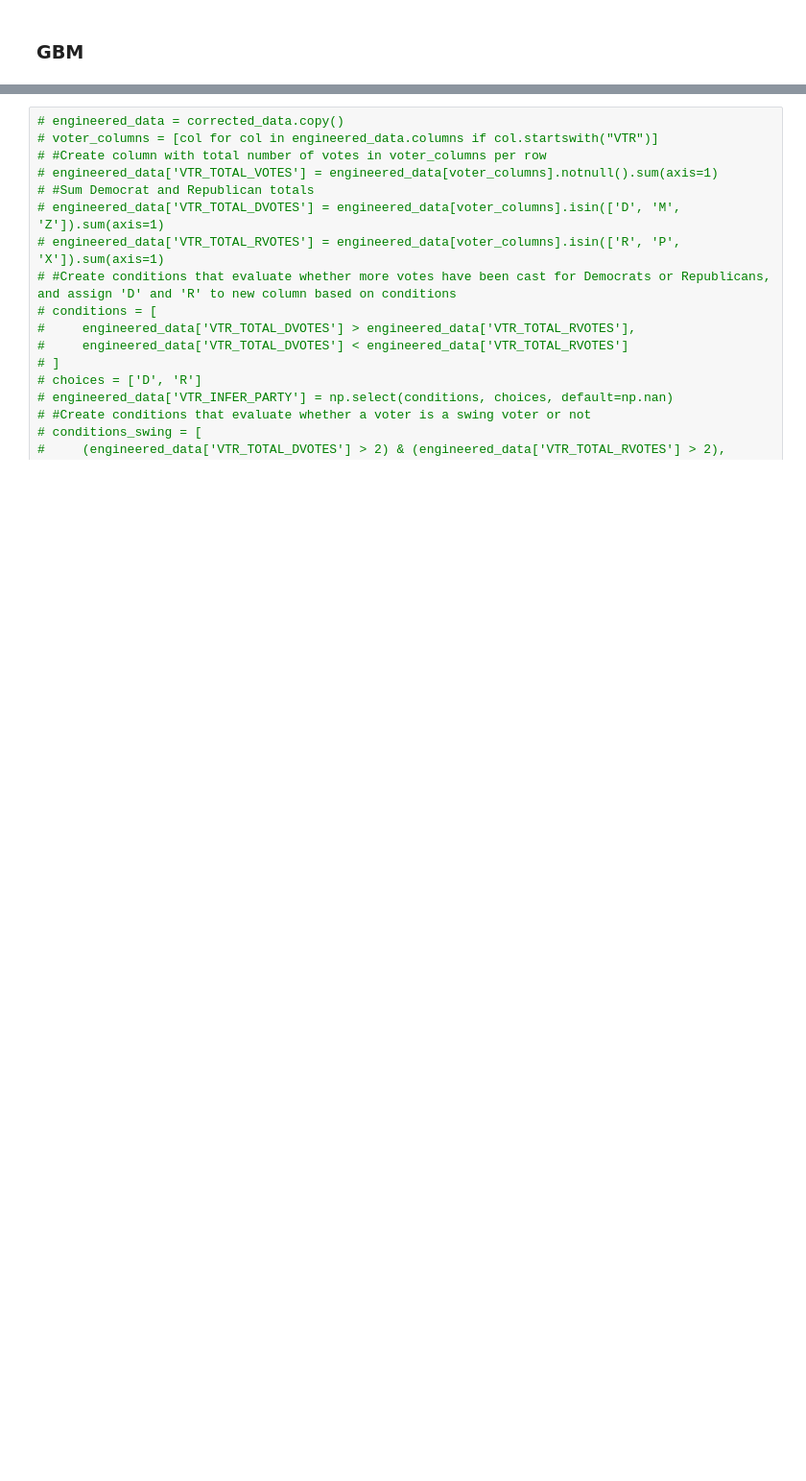
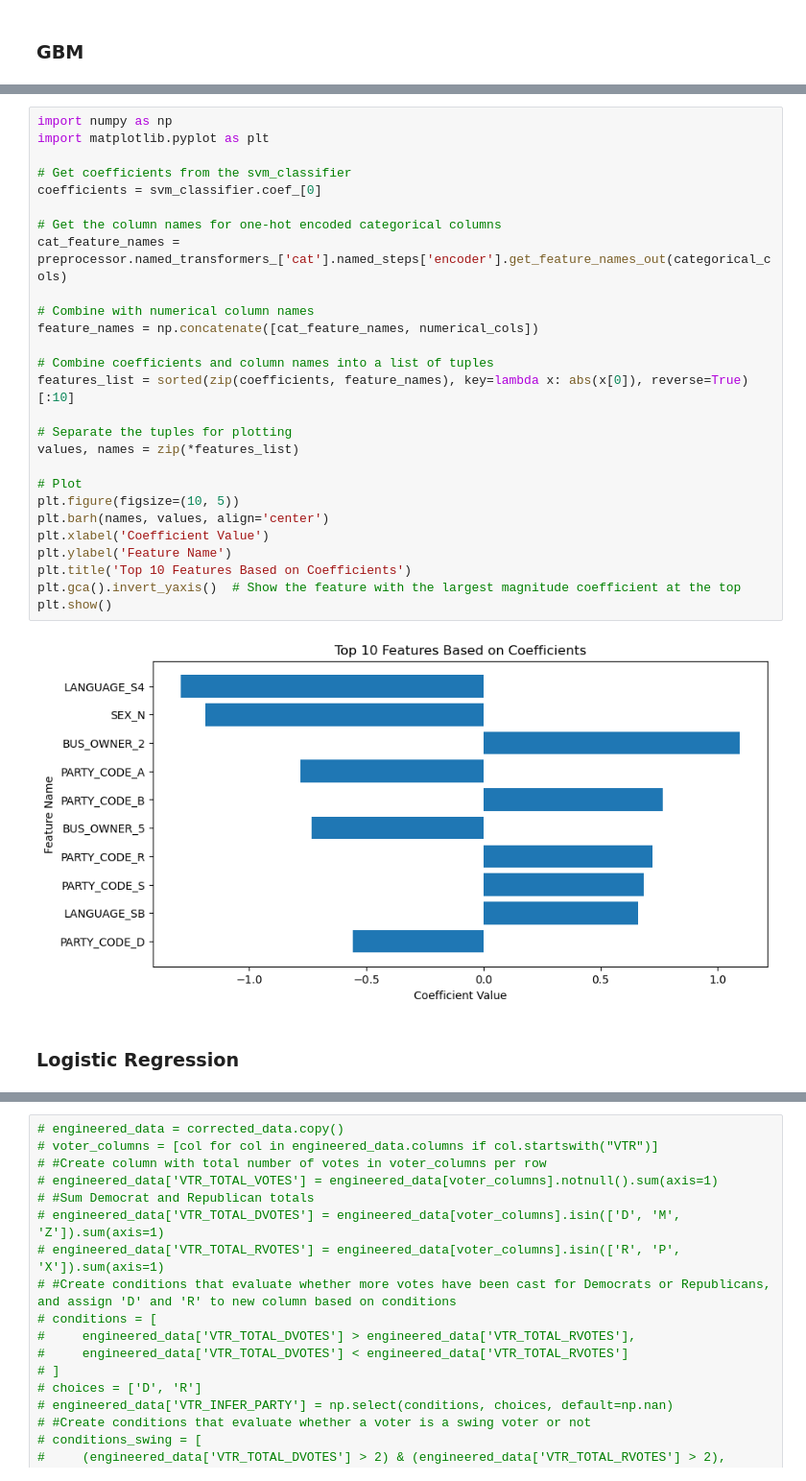
Before and after one commit to parkermoe/milestone2_MADS, a Jupyter notebook: Modeling_party_preference_Riley.ipynb, the cells around one changed output, grey strips where cells are left out. Shown at 96% size. Cells and saved outputs as stored; diff of their text form; blank space fills up the shorter version.

```diff
--- a/Modeling_party_preference_Riley.ipynb
+++ b/Modeling_party_preference_Riley.ipynb
@@ -954,0 +1457,31 @@ Accuracy for 986 voters whose party could not be inferred from 2016-22 voter dat
+# %%
+import numpy as np
+import matplotlib.pyplot as plt
+
+# Get coefficients from the svm_classifier
+coefficients = svm_classifier.coef_[0]
+
+# Get the column names for one-hot encoded categorical columns
+cat_feature_names = preprocessor.named_transformers_['cat'].named_steps['encoder'].get_feature_names_out(categorical_cols)
+
+# Combine with numerical column names
+feature_names = np.concatenate([cat_feature_names, numerical_cols])
+
+# Combine coefficients and column names into a list of tuples
+features_list = sorted(zip(coefficients, feature_names), key=lambda x: abs(x[0]), reverse=True)[:10]
+
+# Separate the tuples for plotting
+values, names = zip(*features_list)
+
+# Plot
+plt.figure(figsize=(10, 5))
+plt.barh(names, values, align='center')
+plt.xlabel('Coefficient Value')
+plt.ylabel('Feature Name')
+plt.title('Top 10 Features Based on Coefficients')
+plt.gca().invert_yaxis()  # Show the feature with the largest magnitude coefficient at the top
+plt.show()
+# %% [output]
+[figure, added]
+# %% [markdown]
+### Logistic Regression
```
Also changed, not shown: parts of 86 cells of this notebook.
